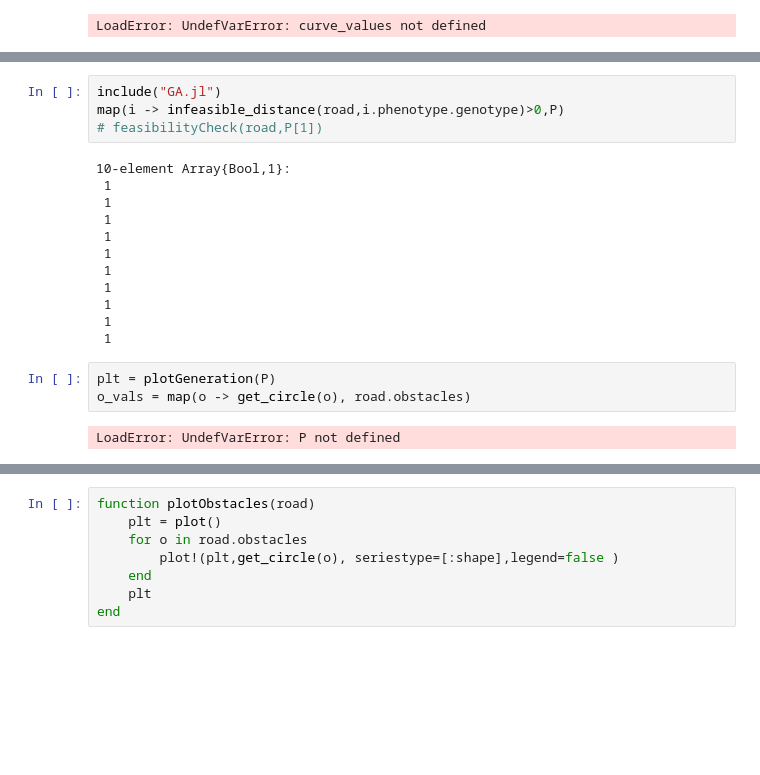
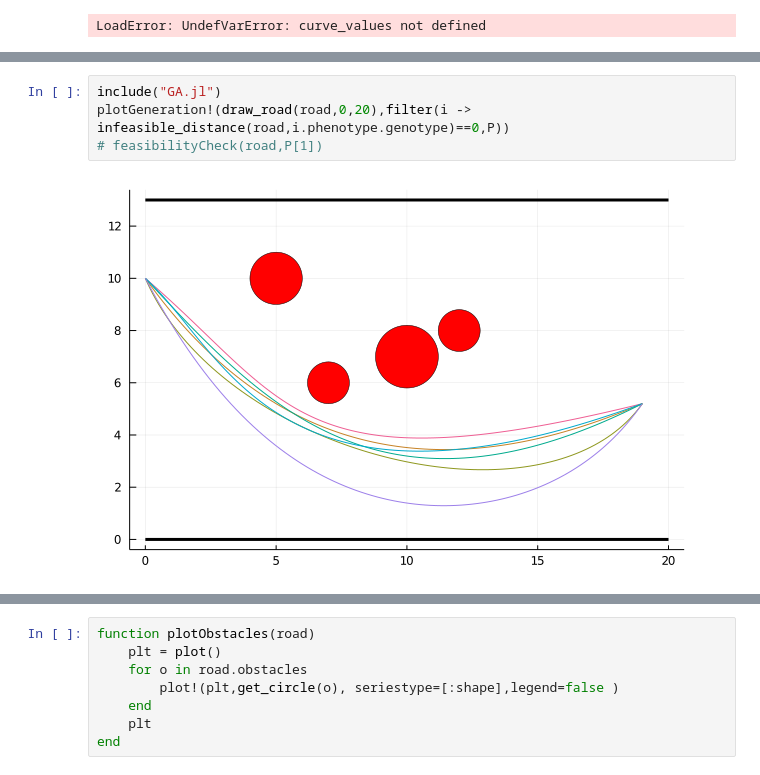
Before and after one commit to barrett370/Y4-Diss, a Jupyter notebook: code/classical/julia/Untitled1.ipynb, the cells around one changed output, grey strips where cells are left out. Saved outputs shown, nothing was run; the diff lists cells and outputs as text; blank space fills up the shorter version.

```diff
--- a/code/classical/julia/Untitled1.ipynb
+++ b/code/classical/julia/Untitled1.ipynb
@@ -100,21 +101,6 @@ plotGeneration!(draw_road(road,0,20),P[4:5],road)
 # %%
 include("GA.jl")
-map(i -> infeasible_distance(road,i.phenotype.genotype)>0,P)
+plotGeneration!(draw_road(road,0,20),filter(i -> infeasible_distance(road,i.phenotype.genotype)==0,P))
 # feasibilityCheck(road,P[1])
 # %% [output]
-10-element Array{Bool,1}:
- 1
- 1
- 1
- 1
- 1
- 1
- 1
- 1
- 1
- 1
+[figure, added]
-# %%
-plt = plotGeneration(P)
-o_vals = map(o -> get_circle(o), road.obstacles)
-# %% [output]
-LoadError: UndefVarError: P not defined
```
Also changed, not shown: parts of 11 cells of this notebook, 2 other files.
